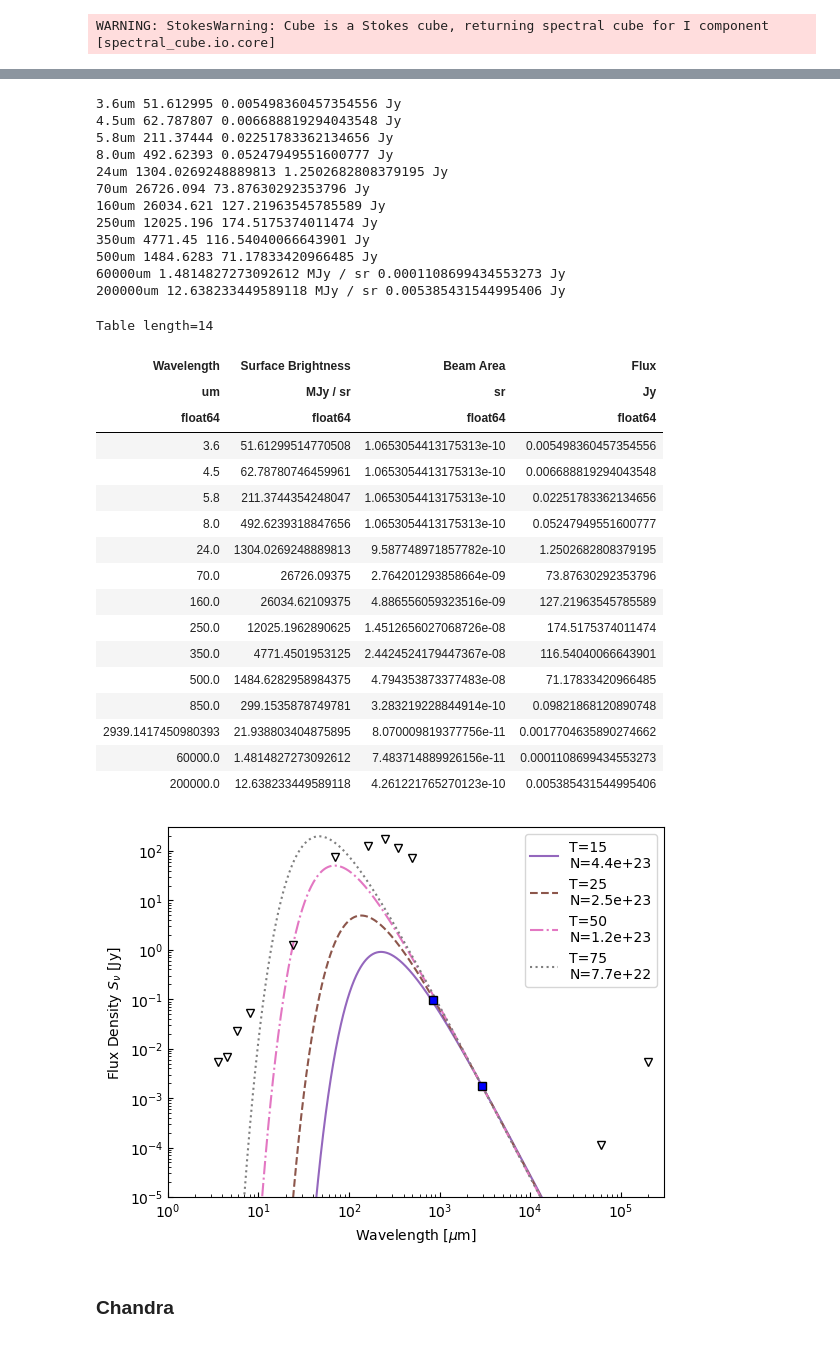
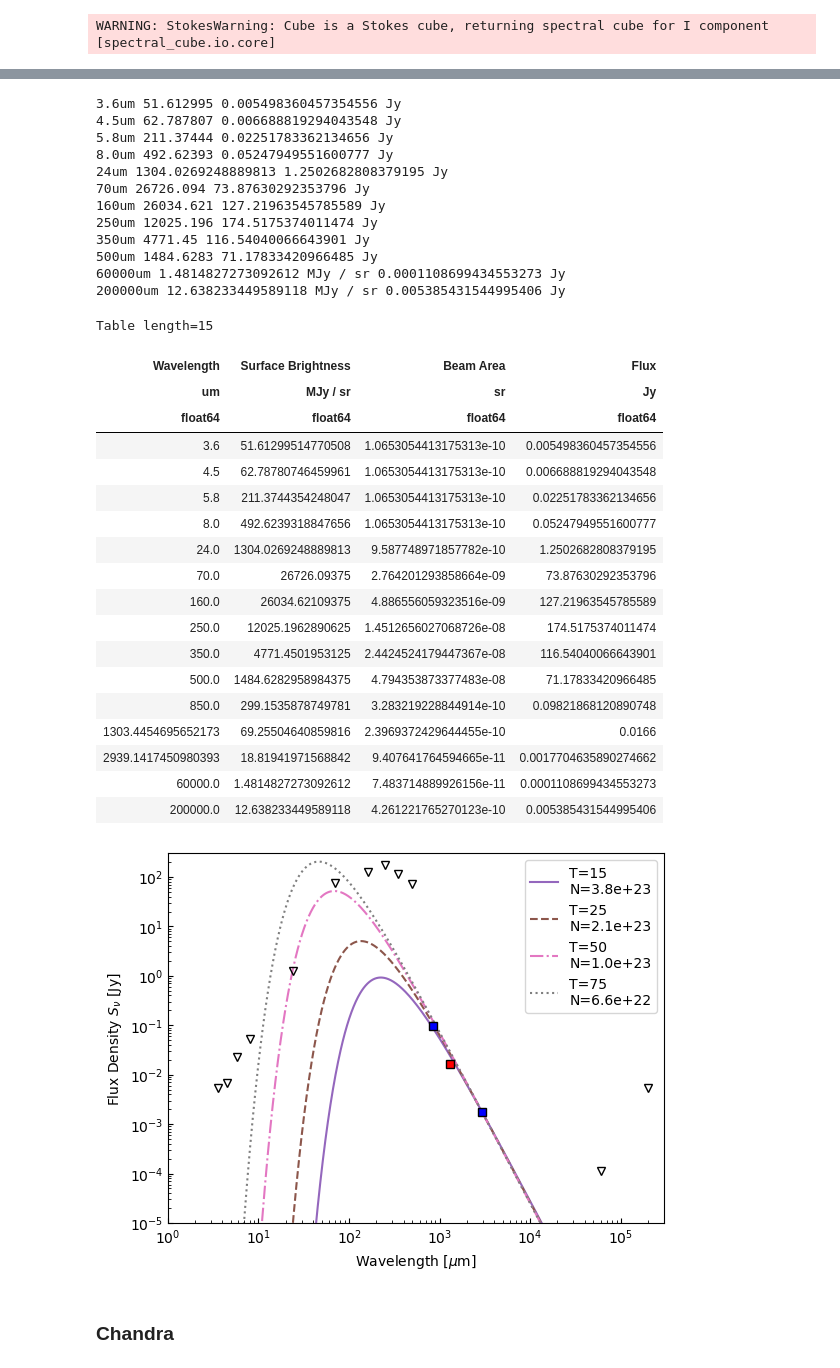
Before and after one commit to ACES-CMZ/MUBLO, a Jupyter notebook: G0.025-0.073/MUBLO_MultiwavelengthCutouts.ipynb, the cells around one changed output, grey strips where cells are left out. Cells and saved outputs as stored; diff of their text form; code cells hidden in the pictures.

```diff
--- a/G0.025-0.073/MUBLO_MultiwavelengthCutouts.ipynb
+++ b/G0.025-0.073/MUBLO_MultiwavelengthCutouts.ipynb
@@ -162,3 +145,14 @@ from radio_beam import Beam
 import radio_beam
 # %%
 import latex_info
+# %%
+from astropy.table import Table
+centrfittbl = Table.read('/orange/adamginsburg/ACES/broadline_sources/G0.025-0.073/centroid_fits.ecsv')
+centrfittbl.add_index('Image Data')
+centrfittbl.add_index('Image Type')
+b7r = centrfittbl.loc['Continuum'].loc['Image Type', 'B7']
+b3r = centrfittbl.loc['Continuum'].loc['Image Type', 'spw33+35']
+spectral_index = (
+    np.log(b7r['Amp[Jy]'] / b3r['Amp[Jy]']) /
+    np.log((350*u.GHz/(102*u.GHz)).decompose().value))
+spectral_index
@@ -165,6 +161,7 @@ import latex_info
 # %%
 from astropy.table import Table
 centrfittbl = Table.read('/orange/adamginsburg/ACES/broadline_sources/G0.025-0.073/centroid_fits.ecsv')
+centrfittbl.add_index(['Image Data', 'Image Type'])
 # %%
 import glob
 from spectral_cube import SpectralCube
@@ -175,7 +172,10 @@ import warnings
 with warnings.catch_warnings():
     warnings.simplefilter('ignore')
     cubes = [SpectralCube.read(fn) for fn in imgs[:1]]
-b3beam = cubes[0].beam
+try:
+    b3beam = cubes[0].beams.common_beam()
+except AttributeError:
+    b3beam = cubes[0].beam
 # %%
 fns_2017 = glob.glob("/orange/adamginsburg/ACES/ancillary/data/2017.1.01185.S/science_goal.uid___A001_X12a3_Xe7/group.uid___A001_X12a3_Xe8/member.uid___A001_X12a3_Xe9/calibrated/*cube*image.pbcor")
 scubes2017 = [SpectralCube.read(fn, format='casa_image').subcube_from_regions([region]) for fn in fns_2017[:1]]
@@ -258,14 +276,26 @@ for wl, fn in herschelspitzer.items():
                         beam.sr,
                         u.Quantity(val, u.Jy)])
 
+b7ind = (centrfittbl['Image Data'] == 'Continuum') & (centrfittbl['Image Type'] == 'B7')
+b3ind = (centrfittbl['Image Data'] == 'Continuum') & (centrfittbl['Image Type'] == 'spw33+35')
+
+assert centrfittbl[b7ind]['Amp[Jy]'][0]*u.Jy > 90*u.mJy
+
 ulimtbl.append([850*u.um,
-                centrfittbl['Amp[Jy]'][5]*u.Jy/b7beam.sr,
+                centrfittbl[b7ind]['Amp[Jy]'][0]*u.Jy/b7beam.sr,
                 b7beam.sr,
-                centrfittbl['Amp[Jy]'][5]*u.Jy])
+                centrfittbl[b7ind]['Amp[Jy]'][0]*u.Jy])
 ulimtbl.append([(102*u.GHz).to(u.um, u.spectral()),
-                centrfittbl['Amp[Jy]'][3]*u.Jy/b3beam.sr,
+                centrfittbl[b3ind]['Amp[Jy]'][0]*u.Jy/b3beam.sr,
                 b3beam.sr,
-                centrfittbl['Amp[Jy]'][3]*u.Jy])
+                centrfittbl[b3ind]['Amp[Jy]'][0]*u.Jy])
+
+# SMA data 4/19/2024
+b6bm = radio_beam.Beam(3*u.arcsec) # GUESS
+ulimtbl.append([(230*u.GHz).to(u.um, u.spectral()),
+                16.6*u.mJy/b6bm.sr,
+                b6bm,
+                16.6*u.mJy])
 
 ulimtbl = Table(rows=ulimtbl, names=['Wavelength', 'Surface Brightness',
                                      'Beam Area',
@@ -289,7 +319,7 @@ ulimtbl
 500um 1484.6283 71.17833420966485 Jy
 60000um 1.4814827273092612 MJy / sr 0.0001108699434553273 Jy
 200000um 12.638233449589118 MJy / sr 0.005385431544995406 Jy
-Table length=14
+Table length=15
 | Wavelength | Surface Brightness | Beam Area | Flux |
 | um | MJy / sr | sr | Jy |
 | float64 | float64 | float64 | float64 |
@@ -304,7 +334,8 @@ Table length=14
 | 350.0 | 4771.4501953125 | 2.4424524179447367e-08 | 116.54040066643901 |
 | 500.0 | 1484.6282958984375 | 4.794353873377483e-08 | 71.17833420966485 |
 | 850.0 | 299.1535878749781 | 3.283219228844914e-10 | 0.09821868120890748 |
-| 2939.1417450980393 | 21.938803404875895 | 8.070009819377756e-11 | 0.0017704635890274662 |
+| 1303.4454695652173 | 69.25504640859816 | 2.3969372429644455e-10 | 0.0166 |
+| 2939.1417450980393 | 18.81941971568842 | 9.407641764594665e-11 | 0.0017704635890274662 |
 | 60000.0 | 1.4814827273092612 | 7.483714889926156e-11 | 0.0001108699434553273 |
 | 200000.0 | 12.638233449589118 | 4.261221765270123e-10 | 0.005385431544995406 |
 # %%
@@ -319,36 +345,38 @@ b3r = centrfittbl.loc['Continuum'].loc['Image Type', 'spw33+35']
 ulwl = ulimtbl['Wavelength']
 pl.plot(ulwl[ulwl < 800*u.um], ulimtbl['Flux'][ulwl < 800*u.um], 'v', markerfacecolor='none', markeredgecolor='k')
 pl.plot(ulwl[ulwl > 1*u.cm], ulimtbl['Flux'][ulwl > 1*u.cm], 'v', markerfacecolor='none', markeredgecolor='k')
-pl.plot((102*u.GHz).to(u.um, u.spectral()), centrfittbl['Amp[Jy]'][3], 's', markeredgecolor='k', markerfacecolor='b')
-pl.plot(850*u.um, centrfittbl['Amp[Jy]'][5], 's', markeredgecolor='k', markerfacecolor='b')
+pl.plot((102*u.GHz).to(u.um, u.spectral()), centrfittbl['Amp[Jy]'][b3ind], 's', markeredgecolor='k', markerfacecolor='b')
+pl.plot(850*u.um, centrfittbl['Amp[Jy]'][b7ind], 's', markeredgecolor='k', markerfacecolor='b')
 nurange = np.geomspace(10*u.GHz, 100*u.THz, 1000)
 beta = 1.5
 for tem, ls in zip((15, 25, 50, 75), ('-', '--', '-.', ':')):
     bm = b3beam.sr
     column = dust_emissivity.dust.colofsnu(nu=102*u.GHz,
                                            snu_per_beam=u.Quantity(b3r['Amp[Jy]'], u.Jy)/bm,
                                            beta=beta,
                                            nu0=271.1*u.GHz,
                                            kappa0=0.0114*u.cm**2*u.g**-1,
                                            temperature=tem*u.K)
     mbb = dust_emissivity.blackbody.modified_blackbody(nurange,
                                                        temperature=tem*u.K,
                                                        beta=beta,
                                                        nu0=271.1*u.GHz,
                                                        kappa0=0.0114*u.cm**2*u.g**-1*100,
                                                        column=column,
                                                       ).to(u.Jy/u.sr)*bm
     pl.plot(nurange.to(u.um, u.spectral()), mbb.to(u.Jy), linestyle=ls, zorder=-5, label=f'T={tem}\nN={column.value:0.1e}')
 pl.loglog();
 pl.axis([1,1e5,5e-4,300]);
 pl.legend(loc='best',);
 pl.xlabel("Wavelength [$\mu$m]")
 pl.ylabel("Flux Density $S_\\nu$ [Jy]")
 pl.savefig('/orange/adamginsburg/ACES/broadline_sources/G0.025-0.073/SED_with_upperlimits.pdf', bbox_inches='tight')
 pl.axis([1,3e5,1e-5,300]);
 pl.savefig('/orange/adamginsburg/ACES/broadline_sources/G0.025-0.073/SED_with_upperlimits_VLA.pdf', bbox_inches='tight')
+pl.plot((230*u.GHz).to(u.um, u.spectral()), (16.6*u.mJy).to(u.Jy), 's', markeredgecolor='k', markerfacecolor='r')
+pl.savefig('/orange/adamginsburg/ACES/broadline_sources/G0.025-0.073/SED_with_upperlimits_VLA_SMA.pdf', bbox_inches='tight')
 # %% [output]
-[figure, old version]
+[figure, new version]
 # %% [markdown]
 ### Chandra
 # %%
```
Also changed, not shown: parts of 11 cells of this notebook, 2 other files.
